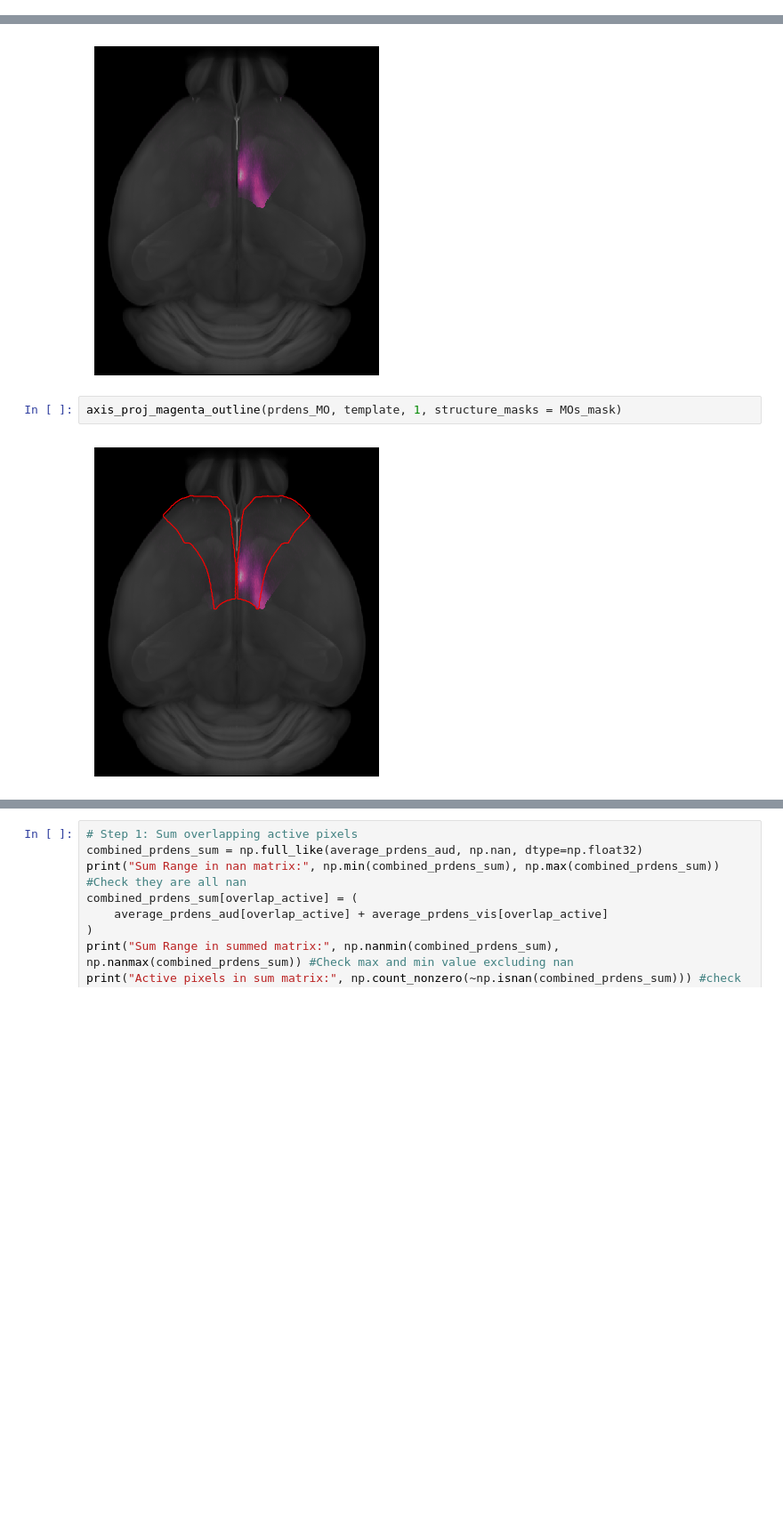
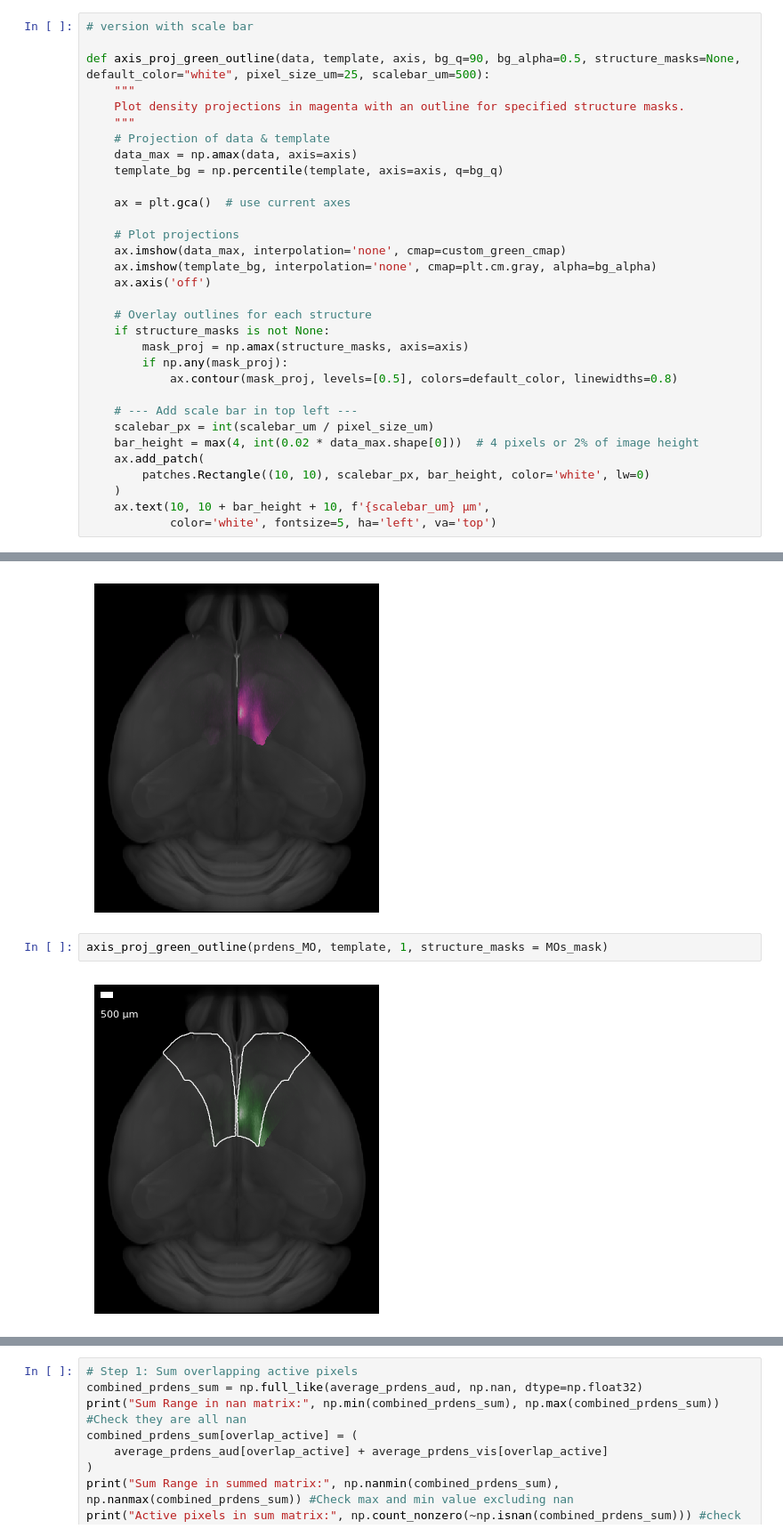
Before and after one commit to NicoleMancin/AllenSDK_scripts, a Jupyter notebook: Francesca_pics.ipynb, the cells around one changed output, grey strips where cells are left out. Shown at 89% size. Saved outputs shown, nothing was run; the diff lists cells and outputs as text; blank space fills up the shorter version.

```diff
--- a/Francesca_pics.ipynb
+++ b/Francesca_pics.ipynb
@@ -136,6 +147,38 @@ def axis_proj_green_outline(data, template, axis, bg_q=90, bg_alpha=0.5, structu
         mask_proj = np.amax(structure_masks, axis=axis)
         if np.any(mask_proj):
             ax.contour(mask_proj, levels=[0.5], colors=default_color, linewidths=0.8)
+# %%
+# version with scale bar
+
+def axis_proj_green_outline(data, template, axis, bg_q=90, bg_alpha=0.5, structure_masks=None, default_color="white", pixel_size_um=25, scalebar_um=500):
+    """
+    Plot density projections in magenta with an outline for specified structure masks.
+    """
+    # Projection of data & template
+    data_max = np.amax(data, axis=axis)
+    template_bg = np.percentile(template, axis=axis, q=bg_q)
+
+    ax = plt.gca()  # use current axes
+
+    # Plot projections
+    ax.imshow(data_max, interpolation='none', cmap=custom_green_cmap)
+    ax.imshow(template_bg, interpolation='none', cmap=plt.cm.gray, alpha=bg_alpha)
+    ax.axis('off')
+
+    # Overlay outlines for each structure
+    if structure_masks is not None:
+        mask_proj = np.amax(structure_masks, axis=axis)
+        if np.any(mask_proj):
+            ax.contour(mask_proj, levels=[0.5], colors=default_color, linewidths=0.8)
+
+    # --- Add scale bar in top left ---
+    scalebar_px = int(scalebar_um / pixel_size_um)
+    bar_height = max(4, int(0.02 * data_max.shape[0]))  # 4 pixels or 2% of image height
+    ax.add_patch(
+        patches.Rectangle((10, 10), scalebar_px, bar_height, color='white', lw=0)
+    )
+    ax.text(10, 10 + bar_height + 10, f'{scalebar_um} µm',
+            color='white', fontsize=5, ha='left', va='top')
 # %%
 def sign_preserving_projection(data, axis):
     """
@@ -388,9 +442,9 @@ axis_proj_magenta(prdens_MO, template, 1)
 # %% [output]
 [figure]
 # %%
-axis_proj_magenta_outline(prdens_MO, template, 1, structure_masks = MOs_mask)
+axis_proj_green_outline(prdens_MO, template, 1, structure_masks = MOs_mask)
 # %% [output]
-[figure, old version]
+[figure, new version]
 # %%
 fig, axes = plt.subplots(3, 3, figsize=(8,6))  # 3 rows, 3 columns
 
```
Also changed, not shown: parts of 9 cells of this notebook.
